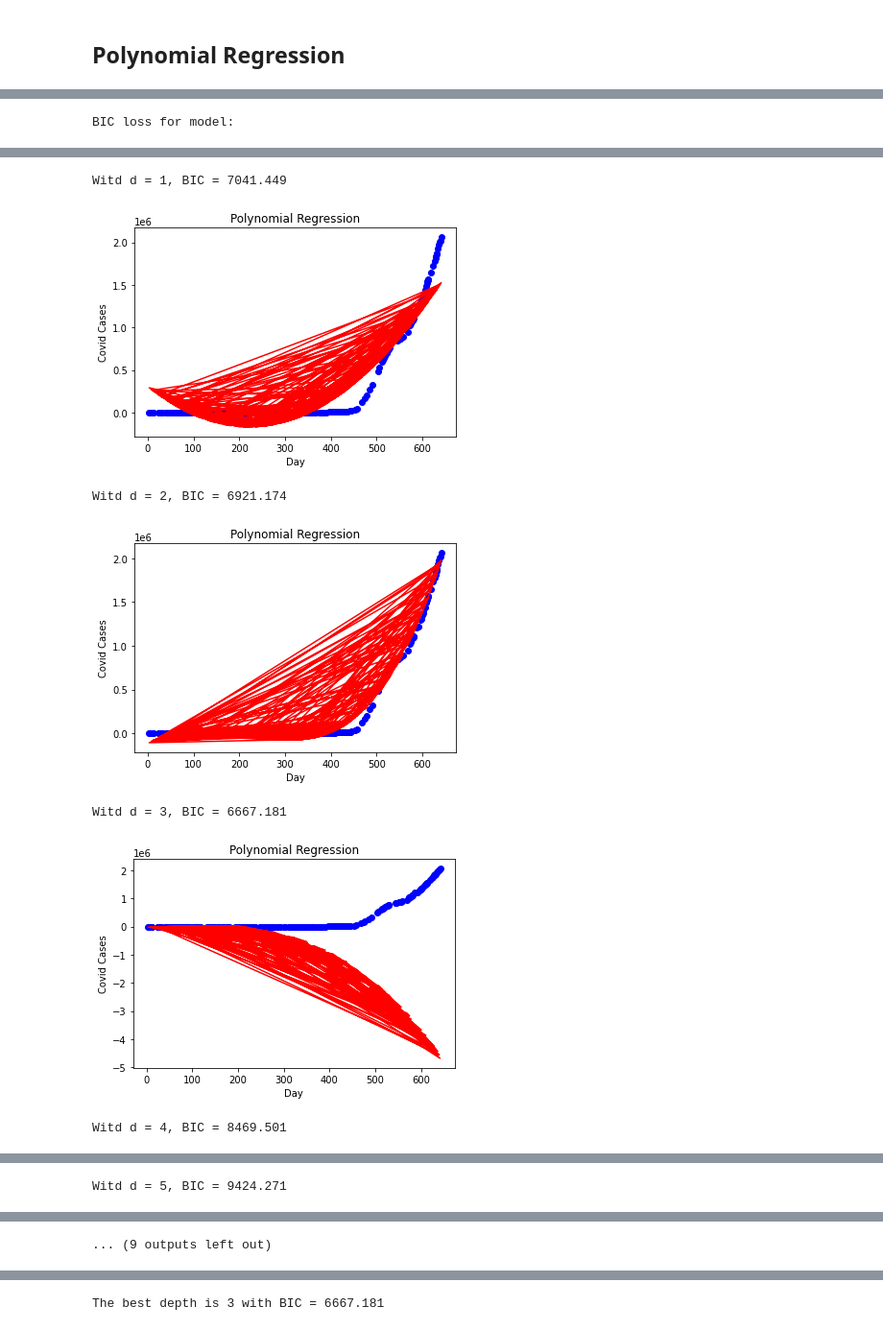
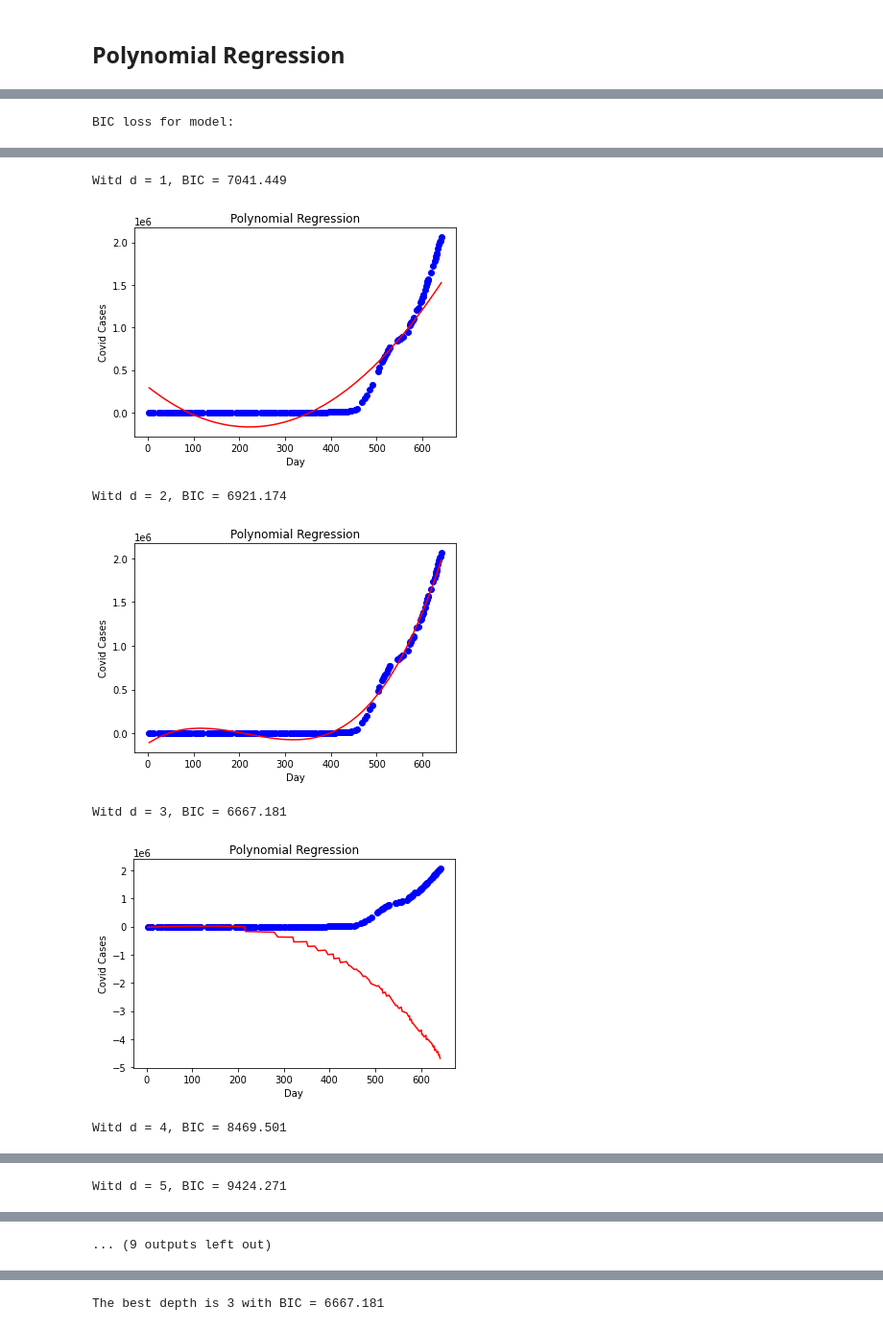
Before and after one commit to ChungKiet/CovidPredict, a Jupyter notebook: code/CovidCode.ipynb, the cells around one changed output, grey strips where cells are left out. Shown: that part at 96% size. Drawn from its saved outputs; the diff is of its cells as text; code cells hidden in the pictures.

Commit message:
Visualization Result

```diff
--- a/code/CovidCode.ipynb
+++ b/code/CovidCode.ipynb
@@ -59,8 +59,8 @@ class PolynomialRegression():
 # %%
 def visualize(X_, Y_, polyModel):
    plt.scatter(X_, Y_, color = 'blue')
-   result = polyModel.predict(X_)
-   plt.plot(X_, result, color = 'red')
+   result = polyModel.predict(sorted(X_))
+   plt.plot( sorted(X_), result, color = 'red')
    plt.title('Polynomial Regression')
    plt.xlabel('Day')
    plt.ylabel('Covid Cases')
@@ -75,20 +79,21 @@ X_train, X_test, Y_train, Y_test = train_test_split(x, y, test_size=0.33, random
 # %%
 print("BIC loss for model:\n")
+plt.figure(10)
 ArrLoss = []
 for d in rangeDepth:
    polyModel = PolynomialRegression(depth=d)
    polyModel.fit(X_train, Y_train)
    BIC_d = polyModel.BIC(X_test, Y_test)
    ArrLoss.append(BIC_d)
    visualize(X_test, Y_test, polyModel)
    print("Witd d = %d, BIC = %.3f"%(d, BIC_d))
 # %% [output]
 BIC loss for model:
 [figure]
 Witd d = 1, BIC = 7041.449
-[figure, old version]
+[figure, new version]
 Witd d = 2, BIC = 6921.174
-[figure, old version]
+[figure, new version]
 Witd d = 3, BIC = 6667.181
-[figure, old version]
+[figure, new version]
 Witd d = 4, BIC = 8469.501
```
Also changed, not shown: parts of 9 cells of this notebook, 1 other file.
